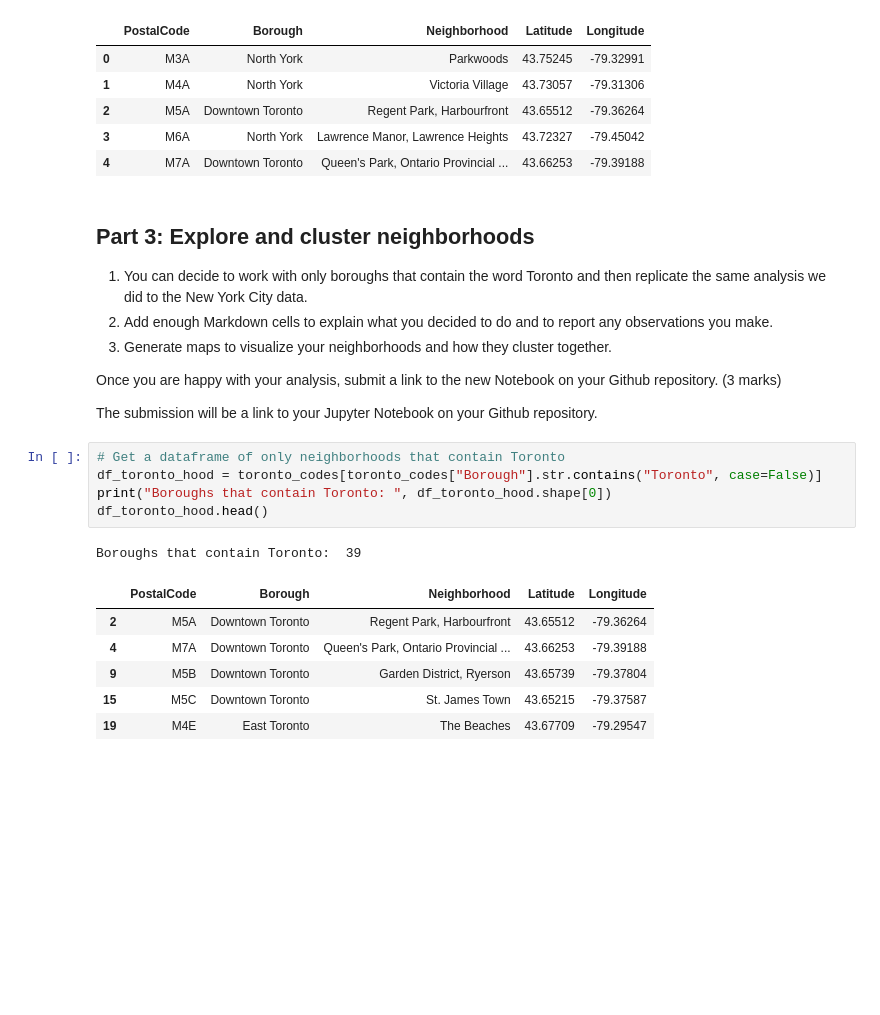
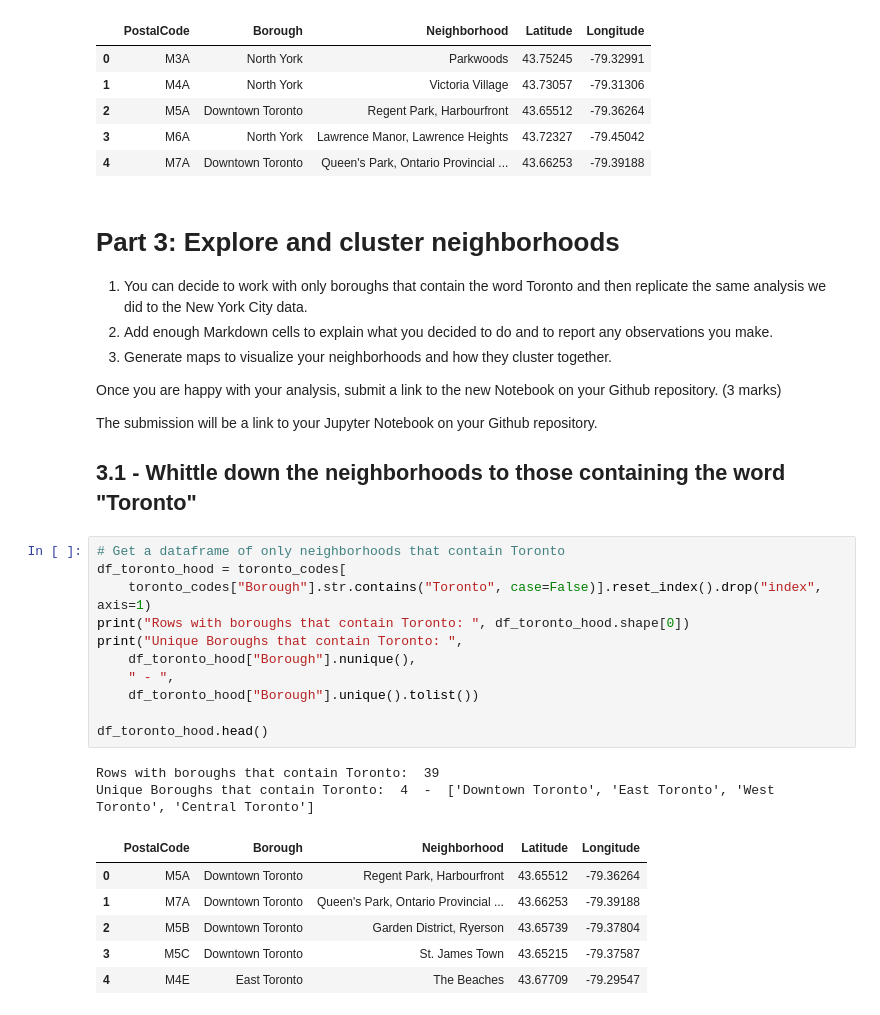
Before and after one commit to pawanrajs/Coursera_Capstone, a Jupyter notebook: Week3_Final_Assignment.ipynb, the cells around one changed output. Cells and saved outputs as stored; diff of their text form; blank space fills up the shorter version.

Commit message:
complete part 3

```diff
--- a/Week3_Final_Assignment.ipynb
+++ b/Week3_Final_Assignment.ipynb
@@ -123,7 +136,7 @@ toronto_codes.head()
 | 3 | M6A | North York | Lawrence Manor, Lawrence Heights | 43.72327 | -79.45042 |
 | 4 | M7A | Downtown Toronto | Queen's Park, Ontario Provincial ... | 43.66253 | -79.39188 |
 # %% [markdown]
-## Part 3: Explore and cluster neighborhoods
+# Part 3: Explore and cluster neighborhoods
 1. You can decide to work with only boroughs that contain the word Toronto and then replicate the same analysis we did to the New York City data.
 2. Add enough Markdown cells to explain what you decided to do and to report any observations you make.
 3. Generate maps to visualize your neighborhoods and how they cluster together.
@@ -131,16 +144,25 @@ toronto_codes.head()
 Once you are happy with your analysis, submit a link to the new Notebook on your Github repository. (3 marks)
 
 The submission will be a link to your Jupyter Notebook on your Github repository.
+
+## 3.1 - Whittle down the neighborhoods to those containing the word "Toronto"
 # %%
 # Get a dataframe of only neighborhoods that contain Toronto
-df_toronto_hood = toronto_codes[toronto_codes["Borough"].str.contains("Toronto", case=False)]
-print("Boroughs that contain Toronto: ", df_toronto_hood.shape[0])
+df_toronto_hood = toronto_codes[
+    toronto_codes["Borough"].str.contains("Toronto", case=False)].reset_index().drop("index", axis=1)
+print("Rows with boroughs that contain Toronto: ", df_toronto_hood.shape[0])
+print("Unique Boroughs that contain Toronto: ",
+    df_toronto_hood["Borough"].nunique(),
+    " - ",
+    df_toronto_hood["Borough"].unique().tolist())
+
 df_toronto_hood.head()
 # %% [output]
-Boroughs that contain Toronto:  39
+Rows with boroughs that contain Toronto:  39
+Unique Boroughs that contain Toronto:  4  -  ['Downtown Toronto', 'East Toronto', 'West Toronto', 'Central Toronto']
 |  | PostalCode | Borough | Neighborhood | Latitude | Longitude |
-| 2 | M5A | Downtown Toronto | Regent Park, Harbourfront | 43.65512 | -79.36264 |
-| 4 | M7A | Downtown Toronto | Queen's Park, Ontario Provincial ... | 43.66253 | -79.39188 |
-| 9 | M5B | Downtown Toronto | Garden District, Ryerson | 43.65739 | -79.37804 |
-| 15 | M5C | Downtown Toronto | St. James Town | 43.65215 | -79.37587 |
-| 19 | M4E | East Toronto | The Beaches | 43.67709 | -79.29547 |
+| 0 | M5A | Downtown Toronto | Regent Park, Harbourfront | 43.65512 | -79.36264 |
+| 1 | M7A | Downtown Toronto | Queen's Park, Ontario Provincial ... | 43.66253 | -79.39188 |
+| 2 | M5B | Downtown Toronto | Garden District, Ryerson | 43.65739 | -79.37804 |
+| 3 | M5C | Downtown Toronto | St. James Town | 43.65215 | -79.37587 |
+| 4 | M4E | East Toronto | The Beaches | 43.67709 | -79.29547 |
```
Also changed, not shown: parts of 45 cells of this notebook.
